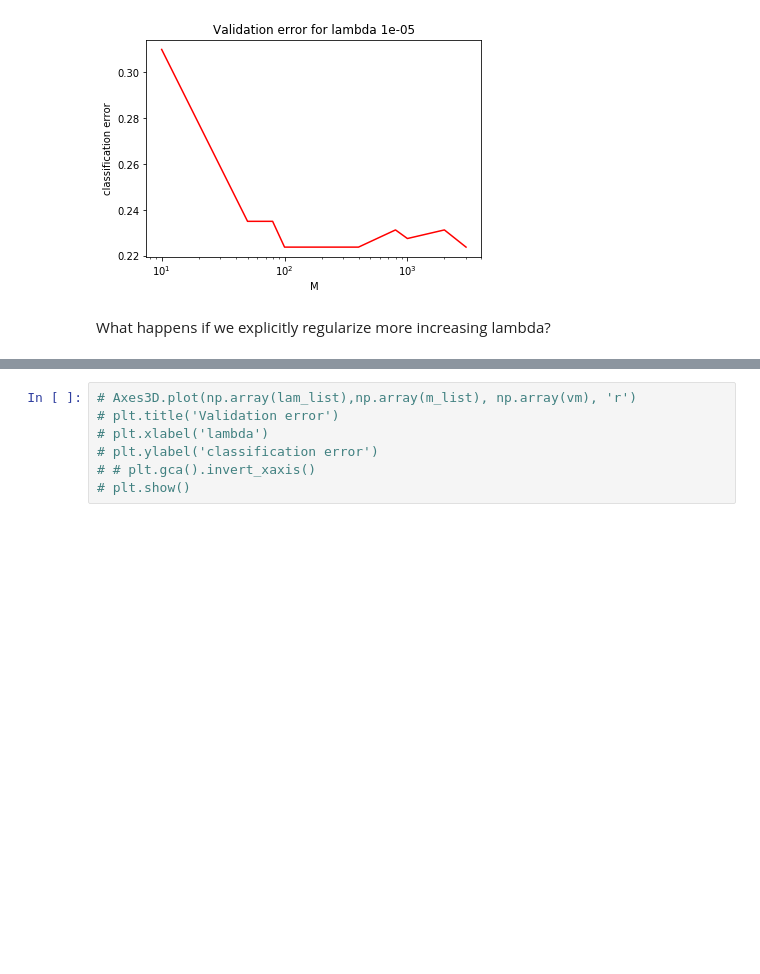
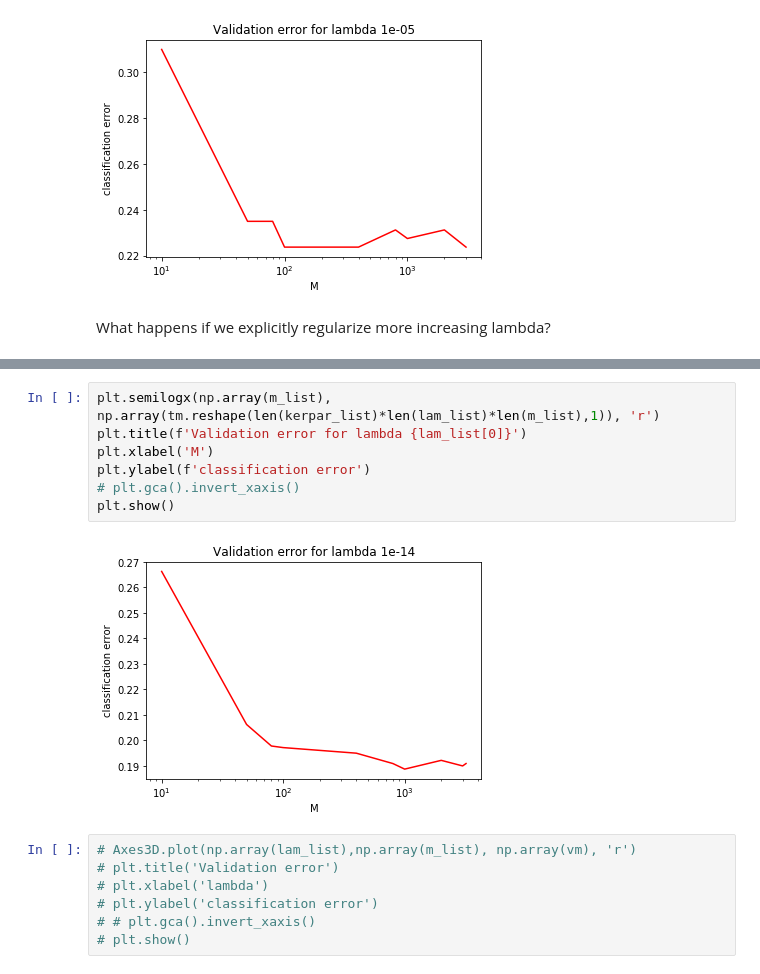
Before and after one commit to mlss-2019/tutorials, a Jupyter notebook: kernel/Tutorial Kernel.ipynb, the cells around one changed output, grey strips where cells are left out. Cells and saved outputs as stored; diff of their text form; blank space fills up the shorter version.

```diff
--- a/kernel/Tutorial Kernel.ipynb
+++ b/kernel/Tutorial Kernel.ipynb
@@ -655,3 +653,12 @@ plt.show()
+# %%
+plt.semilogx(np.array(m_list), np.array(tm.reshape(len(kerpar_list)*len(lam_list)*len(m_list),1)), 'r')
+plt.title(f'Validation error for lambda {lam_list[0]}')
+plt.xlabel('M')
+plt.ylabel(f'classification error')
+# plt.gca().invert_xaxis()
+plt.show()
+# %% [output]
+[figure, added]
 # %%
 # Axes3D.plot(np.array(lam_list),np.array(m_list), np.array(vm), 'r')
 # plt.title('Validation error')
```
Also changed, not shown: parts of 28 cells of this notebook, 1 other file.
